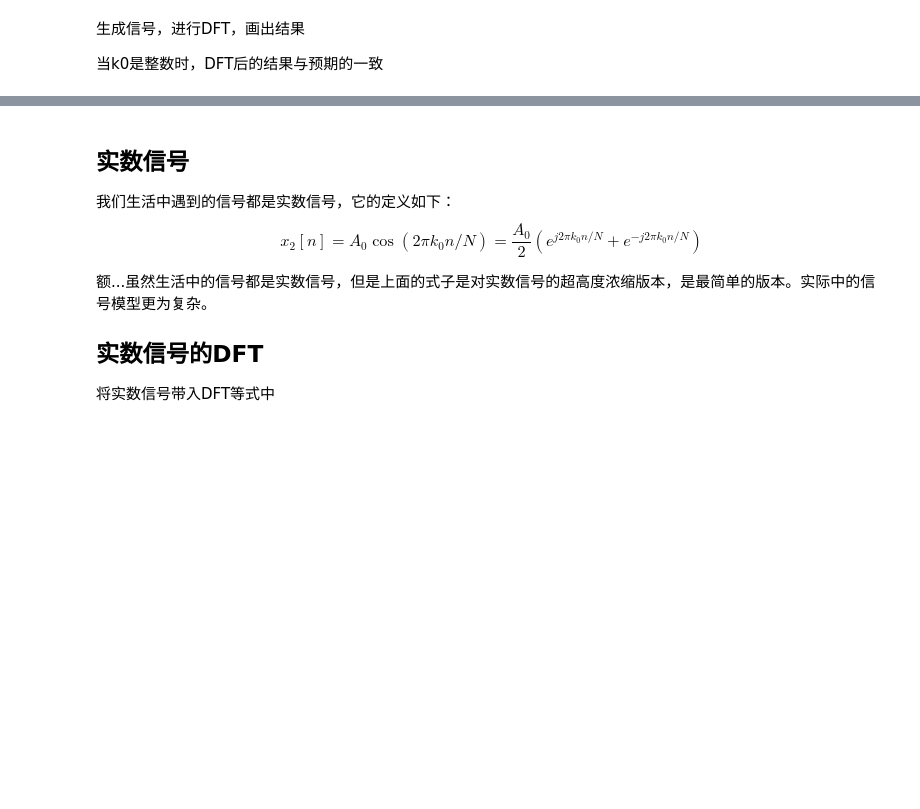
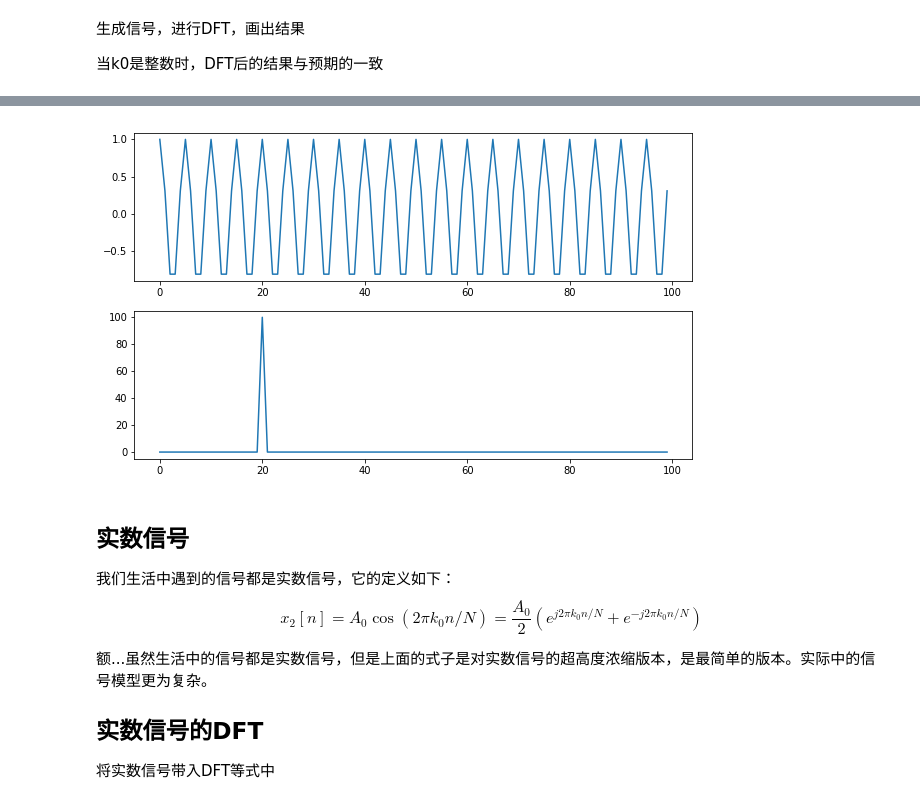
Before and after one commit to jiemojiemo/audio_signal_processing_demo, a Jupyter notebook: DFT_of_Different_Signals.ipynb, the cells around one changed output, grey strips where cells are left out. Drawn from its saved outputs; the diff is of its cells as text; code cells hidden in the pictures; blank space fills up the shorter version.

```diff
--- a/DFT_of_Different_Signals.ipynb
+++ b/DFT_of_Different_Signals.ipynb
@@ -112,7 +112,7 @@ x = generate_complex_signal(num_sample, k0)
 
 X = fft(x)
 
-plt.figure()
+plt.figure(figsize=(10,6))
 plt.subplot(211)
 plt.plot(np.real(x))
 
@@ -125,3 +123,4 @@ plt.show()
+[figure, added]
 # %% [markdown]
 ## 实数信号
 
```
Also changed, not shown: parts of 3 cells of this notebook.
